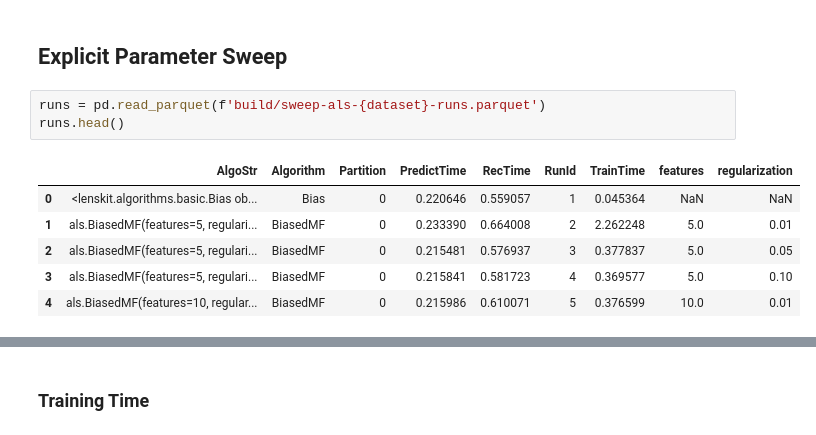
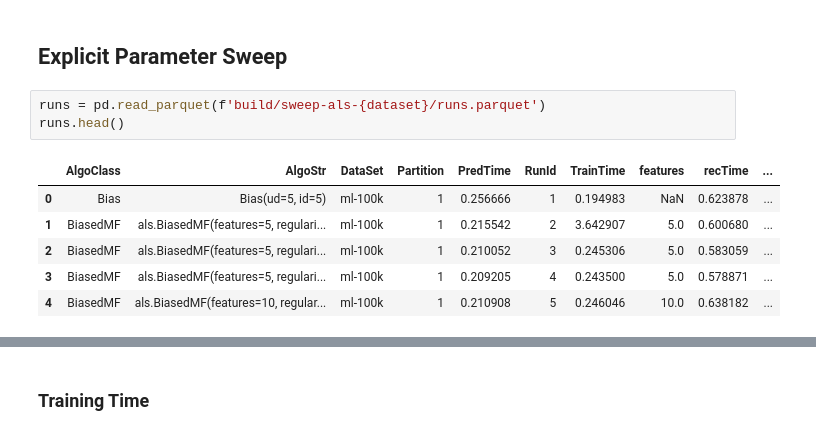
Before and after one commit to lenskit/lk-test-evals, a Jupyter notebook: ALS.ipynb, the cells around one changed output, grey strips where cells are left out. Saved outputs shown, nothing was run; the diff lists cells and outputs as text.

Commit message:
Fix train-lkpy and save data

```diff
--- a/ALS.ipynb
+++ b/ALS.ipynb
@@ -13,13 +14,13 @@ dataset = 'ml-100k'
 # %% [markdown]
 ## Explicit Parameter Sweep
 # %%
-runs = pd.read_parquet(f'build/sweep-als-{dataset}-runs.parquet')
+runs = pd.read_parquet(f'build/sweep-als-{dataset}/runs.parquet')
 runs.head()
 # %% [output]
-|  | AlgoStr | Algorithm | Partition | PredictTime | RecTime | RunId | TrainTime | features | regularization |
-| 0 | <lenskit.algorithms.basic.Bias ob... | Bias | 0 | 0.220646 | 0.559057 | 1 | 0.045364 | NaN | NaN |
-| 1 | als.BiasedMF(features=5, regulari... | BiasedMF | 0 | 0.233390 | 0.664008 | 2 | 2.262248 | 5.0 | 0.01 |
-| 2 | als.BiasedMF(features=5, regulari... | BiasedMF | 0 | 0.215481 | 0.576937 | 3 | 0.377837 | 5.0 | 0.05 |
-| 3 | als.BiasedMF(features=5, regulari... | BiasedMF | 0 | 0.215841 | 0.581723 | 4 | 0.369577 | 5.0 | 0.10 |
-| 4 | als.BiasedMF(features=10, regular... | BiasedMF | 0 | 0.215986 | 0.610071 | 5 | 0.376599 | 10.0 | 0.01 |
+|  | AlgoClass | AlgoStr | DataSet | Partition | PredTime | RunId | TrainTime | features | recTime | ... |
+| 0 | Bias | Bias(ud=5, id=5) | ml-100k | 1 | 0.256666 | 1 | 0.194983 | NaN | 0.623878 | ... |
+| 1 | BiasedMF | als.BiasedMF(features=5, regulari... | ml-100k | 1 | 0.215542 | 2 | 3.642907 | 5.0 | 0.600680 | ... |
+| 2 | BiasedMF | als.BiasedMF(features=5, regulari... | ml-100k | 1 | 0.210052 | 3 | 0.245306 | 5.0 | 0.583059 | ... |
+| 3 | BiasedMF | als.BiasedMF(features=5, regulari... | ml-100k | 1 | 0.209205 | 4 | 0.243500 | 5.0 | 0.578871 | ... |
+| 4 | BiasedMF | als.BiasedMF(features=10, regular... | ml-100k | 1 | 0.210908 | 5 | 0.246046 | 10.0 | 0.638182 | ... |
 # %%
```
Also changed, not shown: parts of 10 cells of this notebook, 1 other file.
